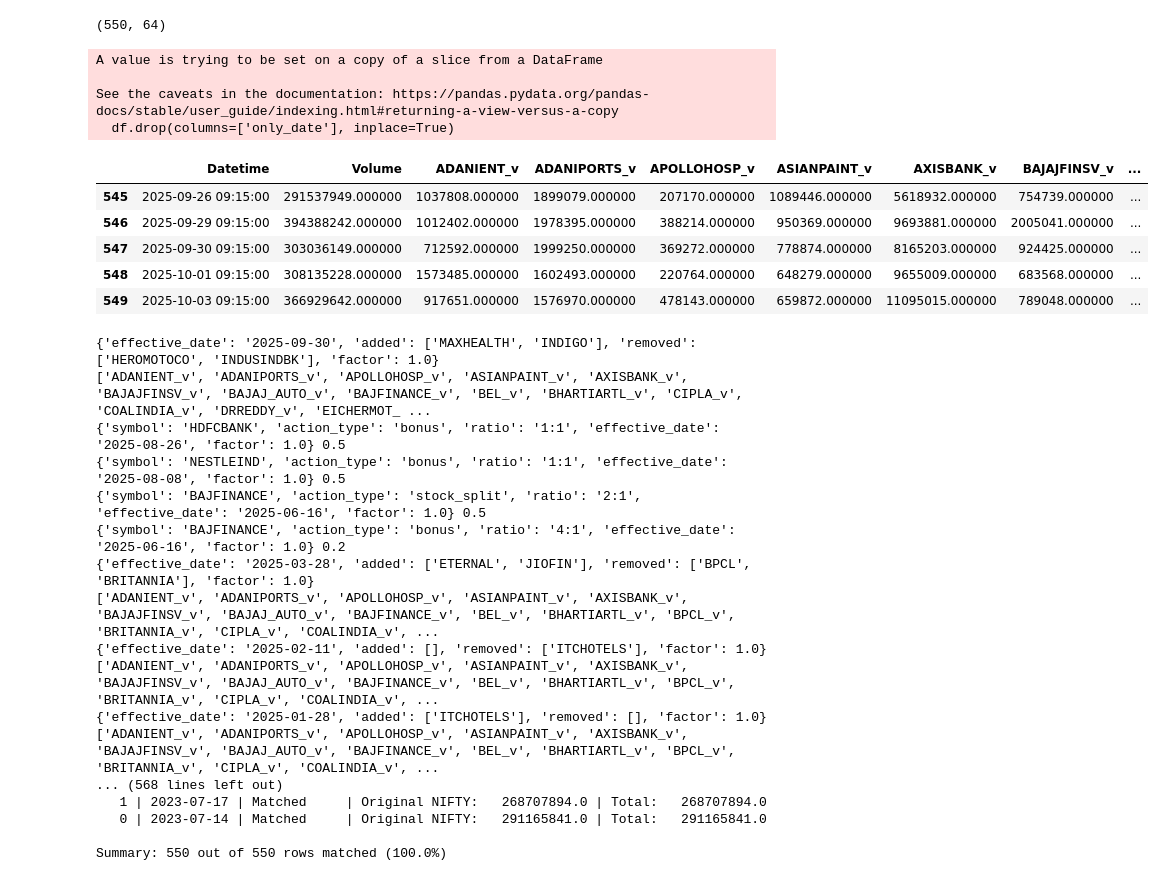
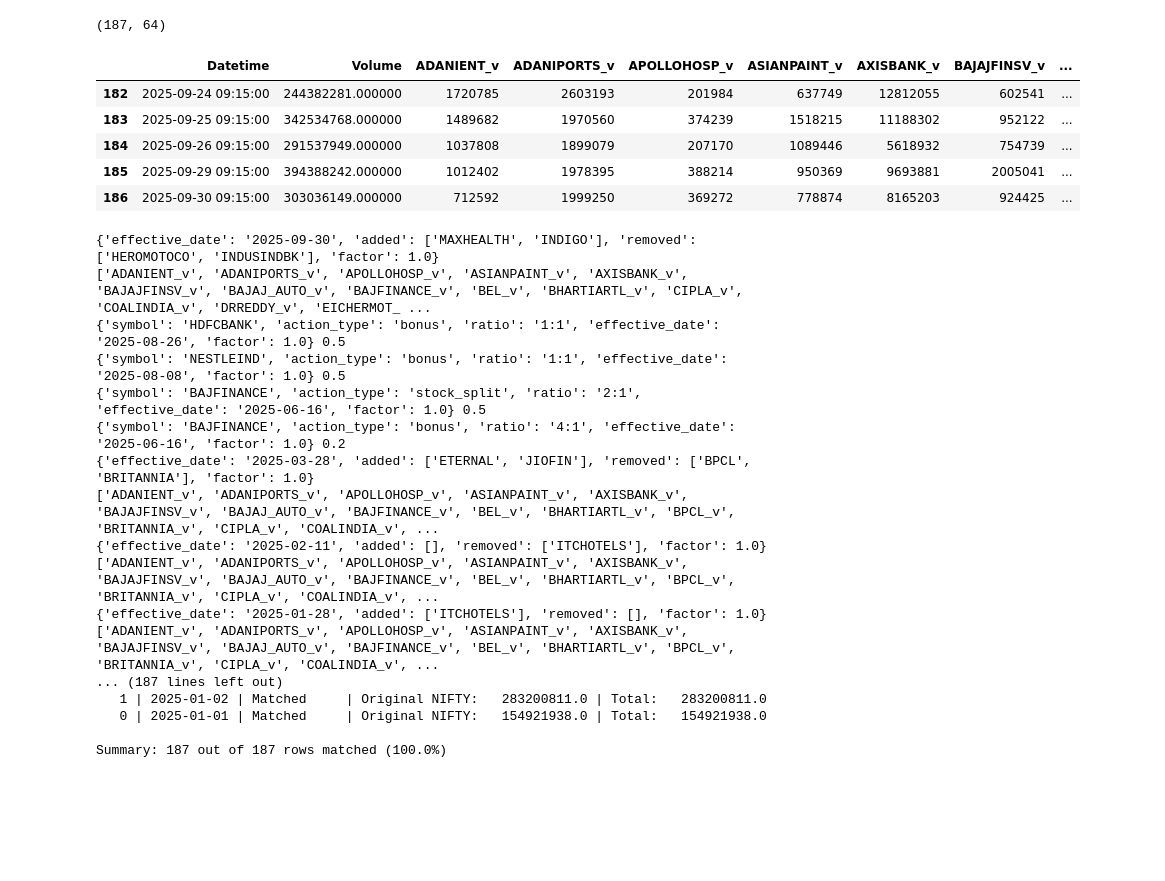
Before and after one commit to ShashwatGold1/Download_Backtest_Deploy_Code_Repo, a Jupyter notebook: 2__Preprocess/Preprocessing_Nifty50_volume/PPNV1.ipynb, the cells around one changed output. Saved outputs shown, nothing was run; the diff lists cells and outputs as text; code cells hidden in the pictures; blank space fills up the shorter version.

Commit message:
TradingView and Fyers Nifty50 day resolution volume is matched Successfully

```diff
--- a/2__Preprocess/Preprocessing_Nifty50_volume/PPNV1.ipynb
+++ b/2__Preprocess/Preprocessing_Nifty50_volume/PPNV1.ipynb
@@ -27,6 +27,25 @@ import pandas as pd
 import numpy as np
 import json
 from datetime import datetime, timedelta
+# %%
+# Use DATA for Matching the Nifty_50 Volume
+
+# "Fyers" or "TradingView"
+# Platform = "TradingView"
+Platform = "Fyers"
+
+file_name_extension = ""
+storage_path = ""
+filter_date = ""
+
+if Platform == "TradingView":
+    filter_date = "2023-07-14"
+    file_name_extension = "_TV_D"
+    storage_path = fr'D:\Programming\Download_Backtest_Deploy_data\1__Download\TradingView_data_download\storage_TV_D'
+if Platform == "Fyers":
+    filter_date = "2025-01-01"
+    file_name_extension = "_Fyers_D"
+    storage_path = fr'D:\Programming\Download_Backtest_Deploy_data\1__Download\1__Download_data_Fyers_via_API\storage_Fyers_D'
 # %%
 pd.set_option('display.float_format', '{:.6f}'.format)
 # pd.set_option('display.precision', 2)
@@ -34,50 +53,44 @@ pd.set_option('display.float_format', '{:.6f}'.format)
 pd.set_option('display.max_columns', None)
 pd.set_option('display.max_rows', None)
 # %%
-nifty_50_df = pd.read_csv(r'D:\Programming\Download_Backtest_Deploy_data\1__Download\TradingView_data_download\NIFTY_50_historical_data.csv')[:-1]
+nifty_50_df = pd.read_csv(fr'D:\Programming\Download_Backtest_Deploy_data\1__Download\TradingView_data_download\NIFTY_50_TV_D.csv')#[:-1]
 # %%
 import os
 import glob
 
-filter_date = '2023-07-14'
-storage_path = r'D:\Programming\Download_Backtest_Deploy_data\1__Download\TradingView_data_download\storage'
 
 nifty_50_components_df = nifty_50_df[['Datetime', 'Volume']].copy()
 nifty_50_components_df['Datetime'] = pd.to_datetime(nifty_50_components_df['Datetime'])
 nifty_50_components_df = nifty_50_components_df[nifty_50_components_df['Datetime'] >= filter_date].reset_index(drop=True)
 
-for file in glob.glob(os.path.join(storage_path, '*_historical_data.csv')):
-    symbol = os.path.basename(file).replace('_historical_data.csv', '')
-    symbol_df = pd.read_csv(file)[:-1]
+for file in glob.glob(os.path.join(storage_path, f'*{file_name_extension}.csv')):
+    symbol = os.path.basename(file).replace(f'{file_name_extension}.csv', '')
+    symbol_df = pd.read_csv(file)#[:-1]
     symbol_df['Datetime'] = pd.to_datetime(symbol_df['Datetime'])
 
     symbol_df = symbol_df[symbol_df['Datetime'] >= filter_date].reset_index(drop=True)
 
     merged = nifty_50_components_df.merge(symbol_df[['Datetime', 'Volume']], on='Datetime', how='left', suffixes=('', f'_{symbol}'))
     nifty_50_components_df[f'{symbol}_v'] = merged[f'Volume_{symbol}']
 
 df = nifty_50_components_df
 
 dates_to_remove = pd.to_datetime(['2024-07-26', '2024-01-09', '2023-11-12']).date
 df['only_date'] = df['Datetime'].dt.date
 df = df[~df['only_date'].isin(dates_to_remove)]
 df.drop(columns=['only_date'], inplace=True)
 df.reset_index(drop=True, inplace=True)
 
 print(df.shape)
 df.tail()
 # %% [output]
-(550, 64)
+(187, 64)
-A value is trying to be set on a copy of a slice from a DataFrame
-
-See the caveats in the documentation: https://pandas.pydata.org/pandas-docs/stable/user_guide/indexing.html#returning-a-view-versus-a-copy
-  df.drop(columns=['only_date'], inplace=True)
 |  | Datetime | Volume | ADANIENT_v | ADANIPORTS_v | APOLLOHOSP_v | ASIANPAINT_v | AXISBANK_v | BAJAJFINSV_v | ... |
-| 545 | 2025-09-26 09:15:00 | 291537949.000000 | 1037808.000000 | 1899079.000000 | 207170.000000 | 1089446.000000 | 5618932.000000 | 754739.000000 | ... |
-| 546 | 2025-09-29 09:15:00 | 394388242.000000 | 1012402.000000 | 1978395.000000 | 388214.000000 | 950369.000000 | 9693881.000000 | 2005041.000000 | ... |
-| 547 | 2025-09-30 09:15:00 | 303036149.000000 | 712592.000000 | 1999250.000000 | 369272.000000 | 778874.000000 | 8165203.000000 | 924425.000000 | ... |
-| 548 | 2025-10-01 09:15:00 | 308135228.000000 | 1573485.000000 | 1602493.000000 | 220764.000000 | 648279.000000 | 9655009.000000 | 683568.000000 | ... |
-| 549 | 2025-10-03 09:15:00 | 366929642.000000 | 917651.000000 | 1576970.000000 | 478143.000000 | 659872.000000 | 11095015.000000 | 789048.000000 | ... |
+| 182 | 2025-09-24 09:15:00 | 244382281.000000 | 1720785 | 2603193 | 201984 | 637749 | 12812055 | 602541 | ... |
+| 183 | 2025-09-25 09:15:00 | 342534768.000000 | 1489682 | 1970560 | 374239 | 1518215 | 11188302 | 952122 | ... |
+| 184 | 2025-09-26 09:15:00 | 291537949.000000 | 1037808 | 1899079 | 207170 | 1089446 | 5618932 | 754739 | ... |
+| 185 | 2025-09-29 09:15:00 | 394388242.000000 | 1012402 | 1978395 | 388214 | 950369 | 9693881 | 2005041 | ... |
+| 186 | 2025-09-30 09:15:00 | 303036149.000000 | 712592 | 1999250 | 369272 | 778874 | 8165203 | 924425 | ... |
 # %%
 # Load and display the data in proper JSON format
 json_file_path = r'D:\Programming\Download_Backtest_Deploy_data\1__Download\TradingView_data_download\nifty50_data.json'
@@ -136,6 +149,8 @@ for i in range(len(df_v) -1, -1, -1):
 
             if ca_action['action_type'] == "demerger":
                 factor = float(ca_action['factor'])
+                if Platform == "Fyers":
+                    factor = 1.0
 
             if ca_action['action_type'] == "rights":
                 factor = float(ca_action['factor'])
@@ -185,7 +200,7 @@ n = 0
 
 for i in range(len(df_v) -1, -1, -1):
 
-    resu = 'Matched' if abs(round(df_v['total_volume'].iloc[i], 0) - df_v['Volume'].iloc[i]) <= 2 else 'Not Matched'
+    resu = 'Matched' if abs(round(df_v['total_volume'].iloc[i], 0) - df_v['Volume'].iloc[i]) <= 5 else 'Not Matched'
 
     if resu == 'Matched':
         resu = 'Matched'
@@ -209,9 +224,9 @@ print(f"\nSummary: {n} out of {len(df_v)} rows matched ({n/len(df_v)*100:.1f}%)"
 ['ADANIENT_v', 'ADANIPORTS_v', 'APOLLOHOSP_v', 'ASIANPAINT_v', 'AXISBANK_v', 'BAJAJFINSV_v', 'BAJAJ_AUTO_v', 'BAJFINANCE_v', 'BEL_v', 'BHARTIARTL_v', 'BPCL_v', 'BRITANNIA_v', 'CIPLA_v', 'COALINDIA_v', ...
 {'effective_date': '2025-01-28', 'added': ['ITCHOTELS'], 'removed': [], 'factor': 1.0}
 ['ADANIENT_v', 'ADANIPORTS_v', 'APOLLOHOSP_v', 'ASIANPAINT_v', 'AXISBANK_v', 'BAJAJFINSV_v', 'BAJAJ_AUTO_v', 'BAJFINANCE_v', 'BEL_v', 'BHARTIARTL_v', 'BPCL_v', 'BRITANNIA_v', 'CIPLA_v', 'COALINDIA_v', ...
-... (568 lines left out)
-   1 | 2023-07-17 | Matched     | Original NIFTY:   268707894.0 | Total:   268707894.0
-   0 | 2023-07-14 | Matched     | Original NIFTY:   291165841.0 | Total:   291165841.0
+... (187 lines left out)
+   1 | 2025-01-02 | Matched     | Original NIFTY:   283200811.0 | Total:   283200811.0
+   0 | 2025-01-01 | Matched     | Original NIFTY:   154921938.0 | Total:   154921938.0
 
-Summary: 550 out of 550 rows matched (100.0%)
+Summary: 187 out of 187 rows matched (100.0%)
 # %%
```
Also changed, not shown: parts of 2 cells of this notebook, 6 other files.
